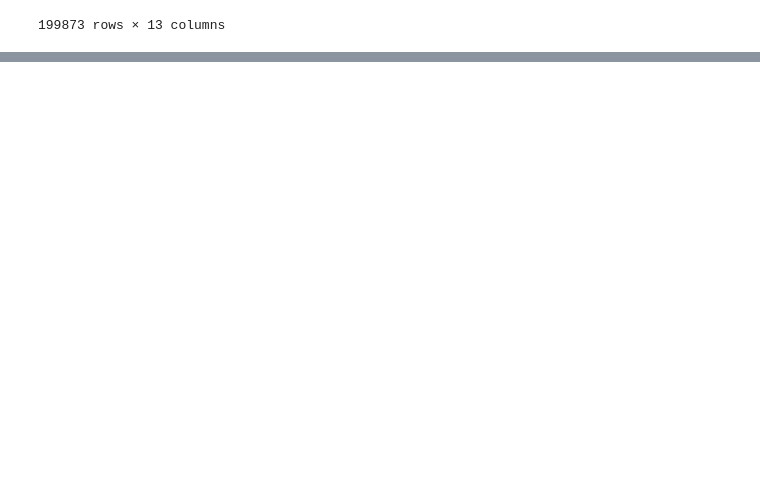
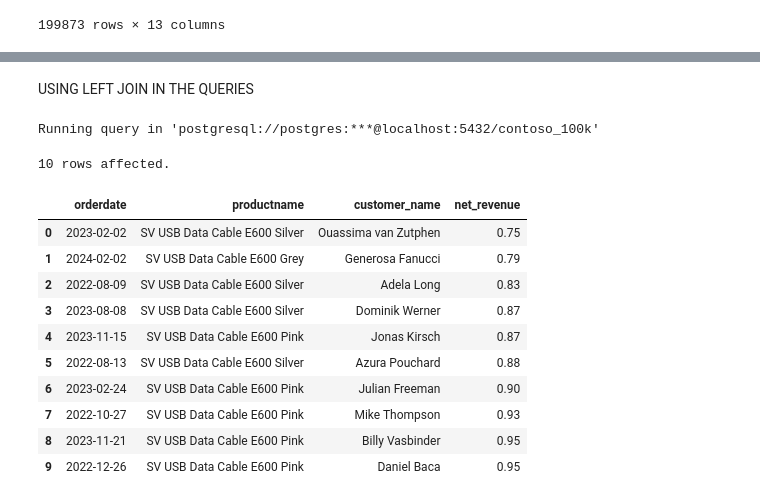
Before and after one commit to Harun-Githinji/harun-repo, a Jupyter notebook: harun_githinji_SQL_Project.ipynb, the cells around one changed output, grey strips where cells are left out. Drawn from its saved outputs; the diff is of its cells as text; code cells hidden in the pictures; blank space fills up the shorter version.

```diff
--- a/harun_githinji_SQL_Project.ipynb
+++ b/harun_githinji_SQL_Project.ipynb
@@ -74,0 +129,33 @@ Running query in 'postgresql://postgres:***@localhost:5432/contoso_100k'
+# %% [markdown]
+USING LEFT JOIN IN THE QUERIES
+# %%
+%%sql
+
+SELECT
+  s.orderdate,
+  p.productname,
+  CONCAT(c.givenname, ' ', c.surname) AS Customer_name,
+  s.quantity * s.netprice * s.exchangerate  AS Net_revenue
+FROM
+  Sales s
+LEFT JOIN customer c ON s.customerkey = c.customerkey
+LEFT JOIN product p ON s.productkey = p.productkey
+WHERE
+  orderdate >= '2020-01-01'
+Order by
+  net_revenue asc
+LIMIT 10
+# %% [output]
+Running query in 'postgresql://postgres:***@localhost:5432/contoso_100k'
+10 rows affected.
+|  | orderdate | productname | customer_name | net_revenue |
+| 0 | 2023-02-02 | SV USB Data Cable E600 Silver | Ouassima van Zutphen | 0.75 |
+| 1 | 2024-02-02 | SV USB Data Cable E600 Grey | Generosa Fanucci | 0.79 |
+| 2 | 2022-08-09 | SV USB Data Cable E600 Silver | Adela Long | 0.83 |
+| 3 | 2023-08-08 | SV USB Data Cable E600 Silver | Dominik Werner | 0.87 |
+| 4 | 2023-11-15 | SV USB Data Cable E600 Pink | Jonas Kirsch | 0.87 |
+| 5 | 2022-08-13 | SV USB Data Cable E600 Silver | Azura Pouchard | 0.88 |
+| 6 | 2023-02-24 | SV USB Data Cable E600 Pink | Julian Freeman | 0.90 |
+| 7 | 2022-10-27 | SV USB Data Cable E600 Pink | Mike Thompson | 0.93 |
+| 8 | 2023-11-21 | SV USB Data Cable E600 Pink | Billy Vasbinder | 0.95 |
+| 9 | 2022-12-26 | SV USB Data Cable E600 Pink | Daniel Baca | 0.95 |
```
Also changed, not shown: parts of 14 cells of this notebook.
